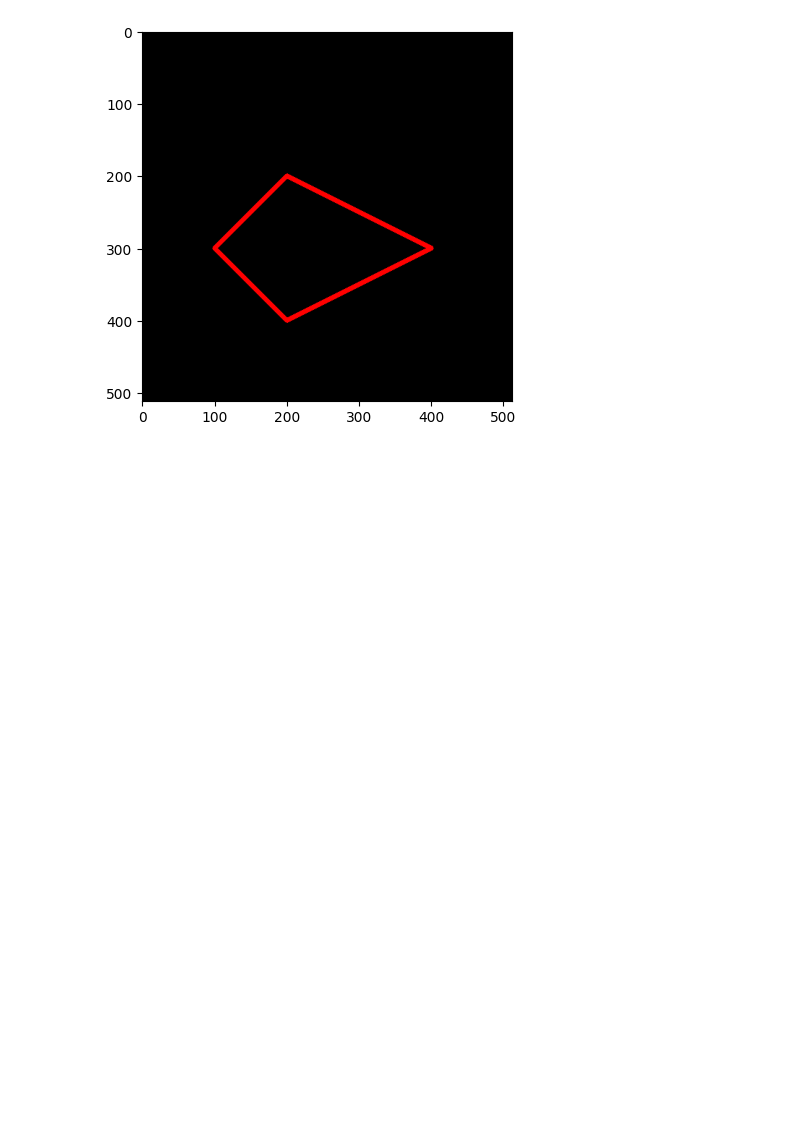
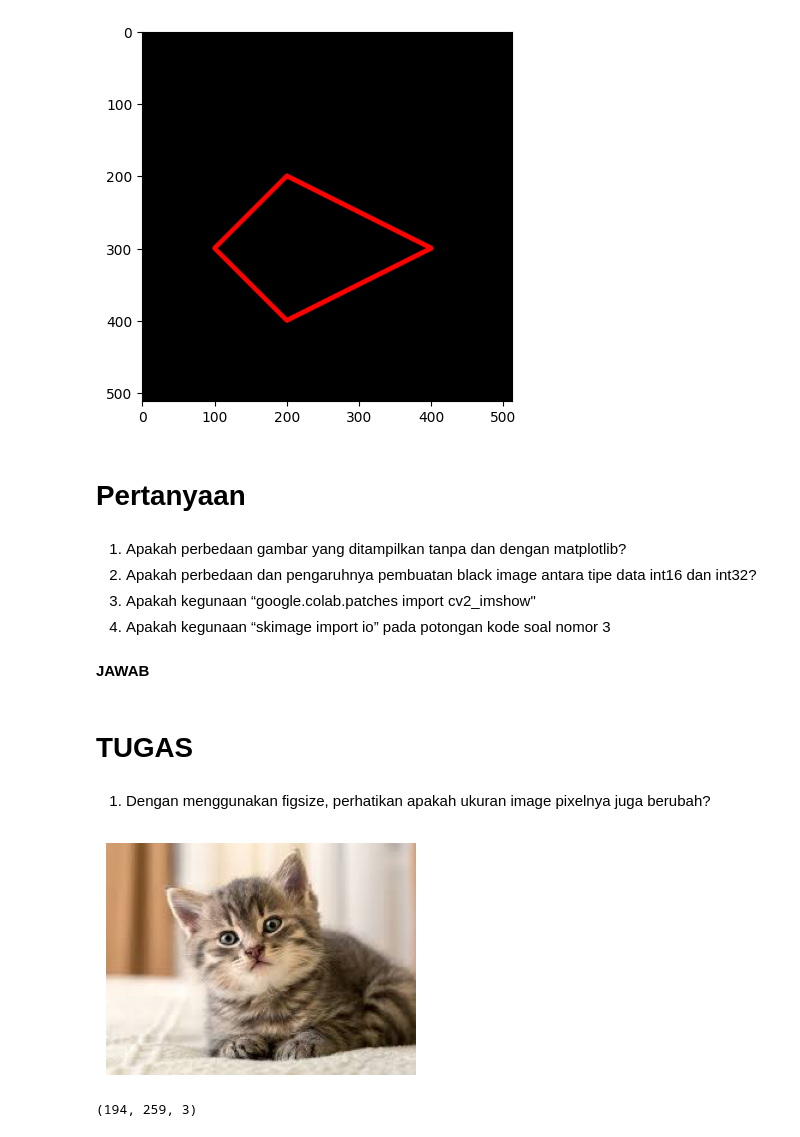
Before and after one commit to om-ica/PCVK_Ganjil_2025, a Jupyter notebook: Week2.ipynb, the cells around one changed output. Drawn from its saved outputs; the diff is of its cells as text; code cells hidden in the pictures; blank space fills up the shorter version.

```diff
--- a/Week2.ipynb
+++ b/Week2.ipynb
@@ -161,3 +164,30 @@ plt.imshow(black_img2)
 # %% [output]
 <matplotlib.image.AxesImage at 0x...>
 [figure]
+# %% [markdown]
+# Pertanyaan
+# %% [markdown]
+1. Apakah perbedaan gambar yang ditampilkan tanpa dan dengan matplotlib?
+2. Apakah perbedaan dan pengaruhnya pembuatan black image antara tipe data int16
+dan int32?
+3. Apakah kegunaan “google.colab.patches import cv2_imshow"
+4. Apakah kegunaan “skimage import io” pada potongan kode soal nomor 3
+# %% [markdown]
+**JAWAB**
+# %% [markdown]
+# TUGAS
+# %% [markdown]
+1. Dengan menggunakan figsize, perhatikan apakah ukuran image pixelnya juga
+berubah?
+# %%
+img = cv.imread('/content/drive/MyDrive/PCVK_MM/Images/kitten01.jpg')
+img_rgb = cv.cvtColor(img, cv.COLOR_BGR2RGB)
+
+plt.figure(figsize=(4, 6))  # atur ukuran tampilan
+plt.imshow(img_rgb)
+plt.axis('off')
+plt.show()
+print(img.shape)
+# %% [output]
+[figure, added]
+(194, 259, 3)
```
Also changed, not shown: parts of 19 cells of this notebook.
